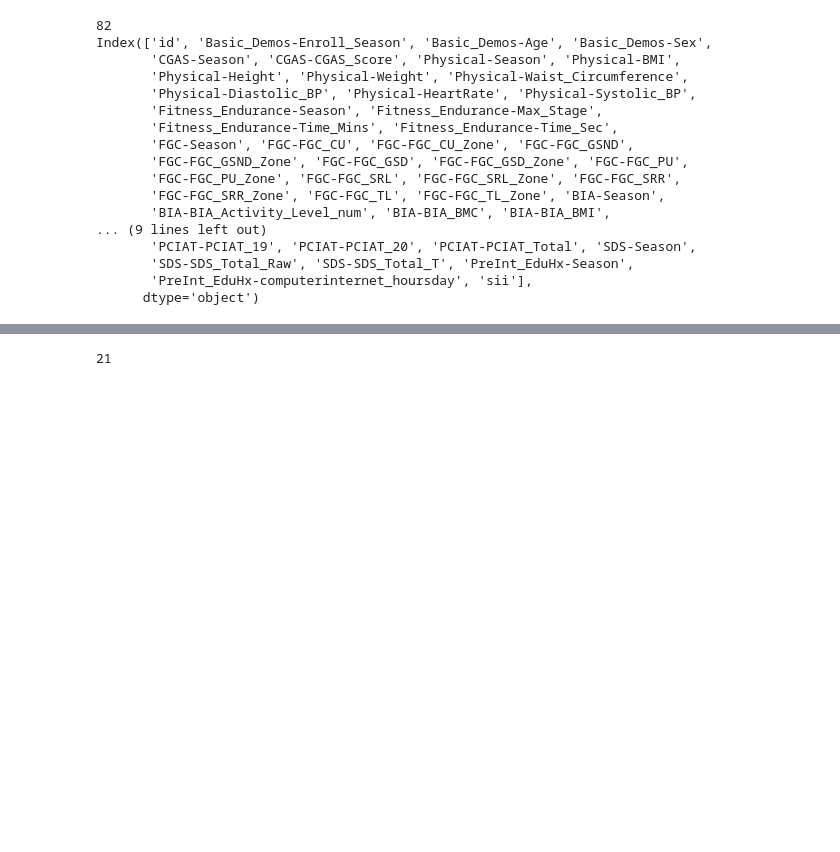
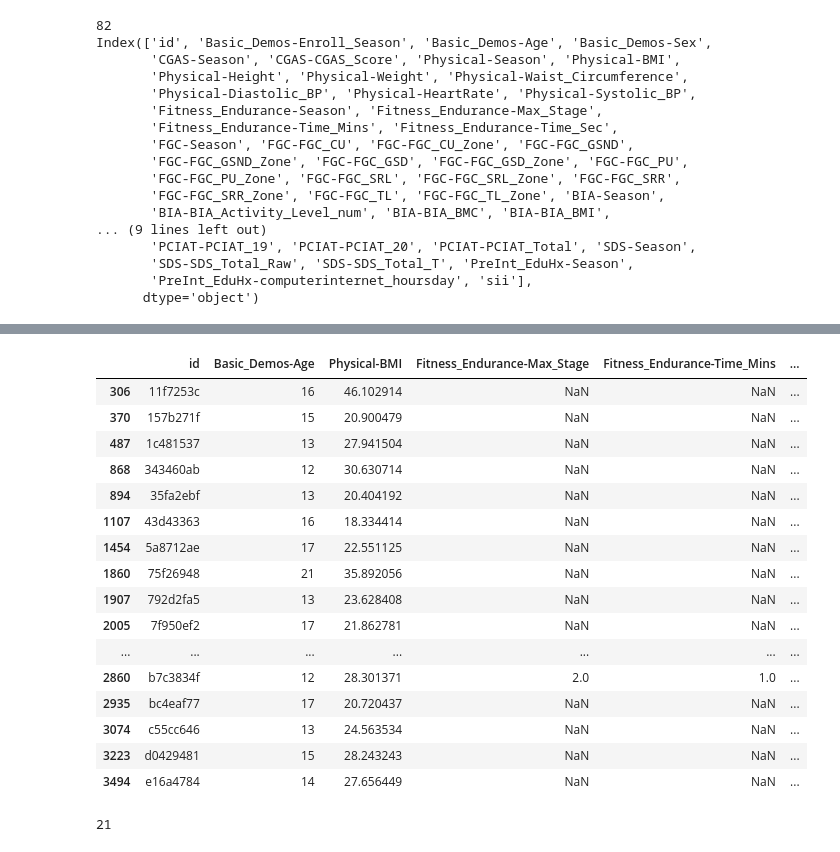
Before and after one commit to UCSDNaNaNa/Project_225A, a Jupyter notebook: visualization.ipynb, the cells around one changed output, grey strips where cells are left out. Drawn from its saved outputs; the diff is of its cells as text; code cells hidden in the pictures; blank space fills up the shorter version.

```diff
--- a/visualization.ipynb
+++ b/visualization.ipynb
@@ -143 +149,21 @@ plt.show()
+# %%
+display(data_3[["id", "Basic_Demos-Age", "Physical-BMI", "Fitness_Endurance-Max_Stage", "Fitness_Endurance-Time_Mins", "Fitness_Endurance-Time_Sec", "FGC-FGC_CU", "BIA-BIA_BMC"]])
+# %% [output]
+|  | id | Basic_Demos-Age | Physical-BMI | Fitness_Endurance-Max_Stage | Fitness_Endurance-Time_Mins | ... |
+| 306 | 11f7253c | 16 | 46.102914 | NaN | NaN | ... |
+| 370 | 157b271f | 15 | 20.900479 | NaN | NaN | ... |
+| 487 | 1c481537 | 13 | 27.941504 | NaN | NaN | ... |
+| 868 | 343460ab | 12 | 30.630714 | NaN | NaN | ... |
+| 894 | 35fa2ebf | 13 | 20.404192 | NaN | NaN | ... |
+| 1107 | 43d43363 | 16 | 18.334414 | NaN | NaN | ... |
+| 1454 | 5a8712ae | 17 | 22.551125 | NaN | NaN | ... |
+| 1860 | 75f26948 | 21 | 35.892056 | NaN | NaN | ... |
+| 1907 | 792d2fa5 | 13 | 23.628408 | NaN | NaN | ... |
+| 2005 | 7f950ef2 | 17 | 21.862781 | NaN | NaN | ... |
+| ... | ... | ... | ... | ... | ... | ... |
+| 2860 | b7c3834f | 12 | 28.301371 | 2.0 | 1.0 | ... |
+| 2935 | bc4eaf77 | 17 | 20.720437 | NaN | NaN | ... |
+| 3074 | c55cc646 | 13 | 24.563534 | NaN | NaN | ... |
+| 3223 | d0429481 | 15 | 28.243243 | NaN | NaN | ... |
+| 3494 | e16a4784 | 14 | 27.656449 | NaN | NaN | ... |
 # %%
```
Also changed, not shown: parts of 6 cells of this notebook.
